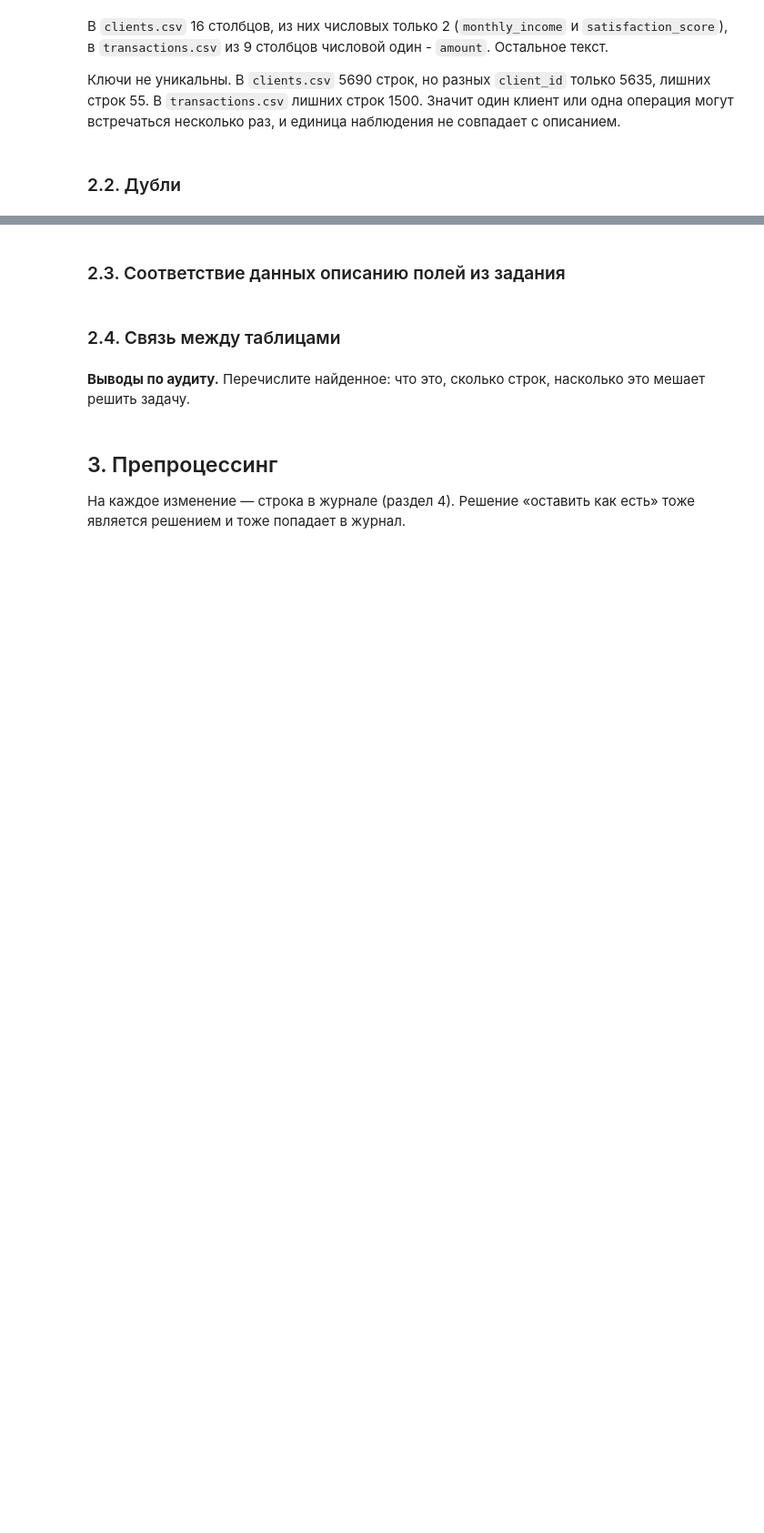
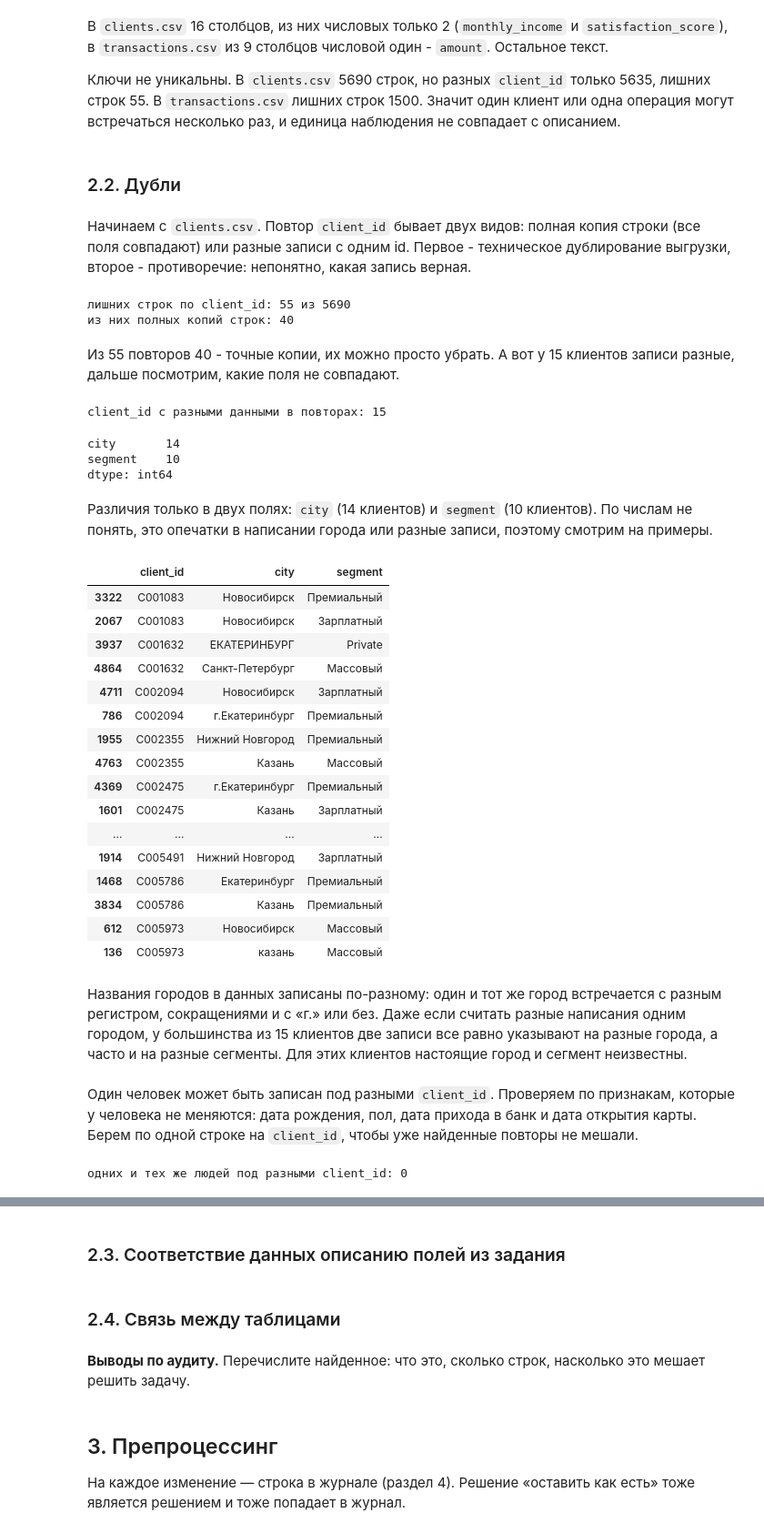
Before and after one commit to sangnchr-s/Gonchar_Alexander_Lab1, a Jupyter notebook: 01_analysis.ipynb, the cells around one changed output, grey strips where cells are left out. Shown at 91% size. Cells and saved outputs as stored; diff of their text form; code cells hidden in the pictures; blank space fills up the shorter version.

Commit message:
check client duplicates

```diff
--- a/01_analysis.ipynb
+++ b/01_analysis.ipynb
@@ -180,3 +180,59 @@ passport
 Значит один клиент или одна операция могут встречаться несколько раз, и единица наблюдения не совпадает с описанием.
 # %% [markdown]
 ### 2.2. Дубли
+# %% [markdown]
+Начинаем с `clients.csv`. Повтор `client_id` бывает двух видов: полная копия строки (все поля совпадают) или разные записи с одним id.
+Первое - техническое дублирование выгрузки, второе - противоречие: непонятно, какая запись верная.
+# %%
+print("лишних строк по client_id:", clients_raw["client_id"].duplicated().sum(), "из", len(clients_raw))
+print("из них полных копий строк:", clients_raw.duplicated().sum())
+# %% [output]
+лишних строк по client_id: 55 из 5690
+из них полных копий строк: 40
+# %% [markdown]
+Из 55 повторов 40 - точные копии, их можно просто убрать. А вот у 15 клиентов записи разные, дальше посмотрим, какие поля не совпадают.
+# %%
+clients_dup = clients_raw[clients_raw["client_id"].duplicated(keep=False)]
+clients_dup_unique = clients_dup.drop_duplicates()
+clients_conflict = clients_dup_unique[clients_dup_unique["client_id"].duplicated(keep=False)]
+print("client_id с разными данными в повторах:", clients_conflict["client_id"].nunique())
+
+diff_cols = (clients_conflict.groupby("client_id").nunique(dropna=False) > 1).sum()
+diff_cols[diff_cols > 0]
+# %% [output]
+client_id с разными данными в повторах: 15
+city       14
+segment    10
+dtype: int64
+# %% [markdown]
+Различия только в двух полях: `city` (14 клиентов) и `segment` (10 клиентов). По числам не понять, это опечатки в написании города или разные записи, поэтому смотрим на примеры.
+# %%
+clients_conflict.sort_values("client_id")[["client_id", "city", "segment"]]
+# %% [output]
+|  | client_id | city | segment |
+| 3322 | C001083 | Новосибирск | Премиальный |
+| 2067 | C001083 | Новосибирск | Зарплатный |
+| 3937 | C001632 | ЕКАТЕРИНБУРГ | Private |
+| 4864 | C001632 | Санкт-Петербург | Массовый |
+| 4711 | C002094 | Новосибирск | Зарплатный |
+| 786 | C002094 | г.Екатеринбург | Премиальный |
+| 1955 | C002355 | Нижний Новгород | Премиальный |
+| 4763 | C002355 | Казань | Массовый |
+| 4369 | C002475 | г.Екатеринбург | Премиальный |
+| 1601 | C002475 | Казань | Зарплатный |
+| ... | ... | ... | ... |
+| 1914 | C005491 | Нижний Новгород | Зарплатный |
+| 1468 | C005786 | Екатеринбург | Премиальный |
+| 3834 | C005786 | Казань | Премиальный |
+| 612 | C005973 | Новосибирск | Массовый |
+| 136 | C005973 | казань | Массовый |
+# %% [markdown]
+Названия городов в данных записаны по-разному: один и тот же город встречается с разным регистром, сокращениями и с «г.» или без. Даже если считать разные написания одним городом, у большинства из 15 клиентов две записи все равно указывают на разные города, а часто и на разные сегменты. Для этих клиентов настоящие город и сегмент неизвестны.
+# %% [markdown]
+Один человек может быть записан под разными `client_id`. Проверяем по признакам, которые у человека не меняются: дата рождения, пол, дата прихода в банк и дата открытия карты. Берем по одной строке на `client_id`, чтобы уже найденные повторы не мешали.
+# %%
+stable = ["birth_date", "gender", "registration_date", "card_open_date"]
+one_per_id = clients_raw.drop_duplicates("client_id")
+print("одних и тех же людей под разными client_id:", one_per_id.duplicated(subset=stable).sum())
+# %% [output]
+одних и тех же людей под разными client_id: 0
```
Also changed, not shown: parts of 5 cells of this notebook.
